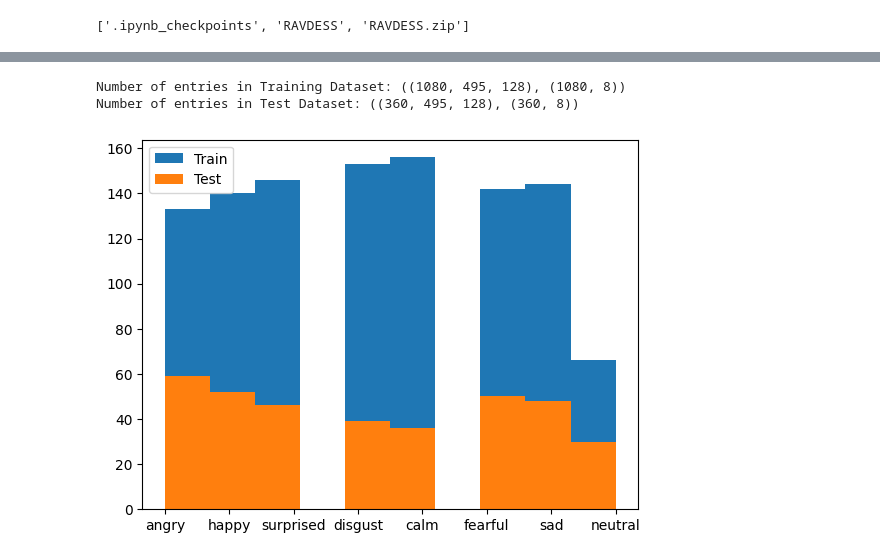
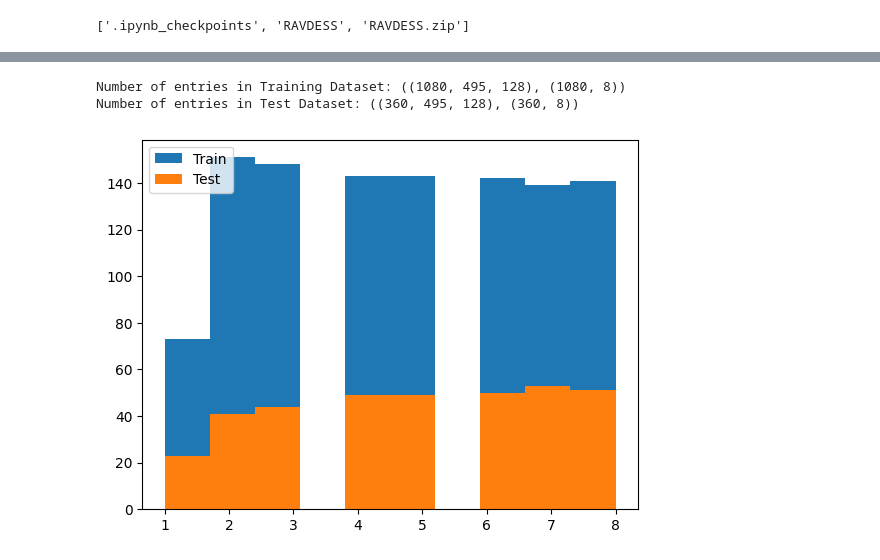
Before and after one commit to turecarlson/SpeechEmotionClassifier, a Jupyter notebook: model/SpeechEmotionClassifier.ipynb, the cells around one changed output, grey strips where cells are left out. Saved outputs shown, nothing was run; the diff lists cells and outputs as text; code cells hidden in the pictures.

```diff
--- a/model/SpeechEmotionClassifier.ipynb
+++ b/model/SpeechEmotionClassifier.ipynb
@@ -61,7 +92,8 @@ statement_RAVDESS = {'01': "Kids are talking by the door", '02':"Dogs are sittin
 
 df_RAVDESS['modality'] = df_RAVDESS.modality.replace(modality_RAVDESS)
 df_RAVDESS['vocal_channel'] = df_RAVDESS.vocal_channel.replace(vocal_channel_RAVDESS)
-df_RAVDESS['emotion'] = df_RAVDESS.emotion.replace(emotion_RAVDESS)
+df_RAVDESS['emotion_name'] = df_RAVDESS.emotion.replace(emotion_RAVDESS)
+df_RAVDESS['emotion'] = df_RAVDESS['emotion'].astype(int)
 df_RAVDESS['emotional_intensity'] = df_RAVDESS.emotional_intensity.replace(emotional_intensity_RAVDESS)
 df_RAVDESS['statement'] = df_RAVDESS.statement.replace(statement_RAVDESS)
 df_RAVDESS['repetition'] = df_RAVDESS['repetition'].astype(int)
@@ -99,11 +132,10 @@ None
 # %%
 # Combining data sources for our use
 
-df = pd.concat([df_RAVDESS[['file_path', 'emotion']]])
+df = pd.concat([df_RAVDESS[['file_path', 'emotion', 'emotion_name']]])
 
 # Plot number of samples per emotion
-df['emotion'].value_counts().plot(kind='bar')
+df['emotion_name'].value_counts().plot(kind='bar')
 plt.title("number of samples per emotion")
 plt.show()
-df.head()
 # %% [output]
@@ -121,6 +147,7 @@ def show_waveform(data, sr, path, emotion):
     plt.figure(figsize=(12, 3))
     plt.title(f"Waveform of {path}\nEmotion: {emotion} Sample Rate: {sr}")
     librosa.display.waveshow(data, sr=sample_rate, color='blue')
+    plt.savefig("./plots/waveform.png")
     plt.show()
 
 def show_spectrogram(data, sr, path, emotion):
@@ -130,8 +157,8 @@ def show_spectrogram(data, sr, path, emotion):
     plt.title(f"Spectrogram of {path}\nEmotion: {emotion} Sample Rate: {sr}")
     librosa.display.specshow(spectrogram_dB, sr=sr, x_axis='time', y_axis='hz')
     plt.colorbar(label="dB")
+    plt.savefig("./plots/spectrogram.png")
     plt.show()
-    # plt.savefig("spectrogram.png")
 
 def show_melspectrogram(data, sr, path, emotion):
     melspec = librosa.feature.melspectrogram(y=data, sr=sr)
@@ -140,11 +167,11 @@ def show_melspectrogram(data, sr, path, emotion):
     plt.title(f"Melspectrogram of {path}\nEmotion: {emotion} Sample Rate: {sr}")
     librosa.display.specshow(melspec, sr=sr, x_axis='time', y_axis='hz')
     plt.colorbar(label="dB")
+    plt.savefig("./plots/melspectrogram.png")
     plt.show()
-    # plt.savefig("melspectrogram.png")
 
 emotion = 'neutral'
-path = np.array(df.file_path[df.emotion==emotion])[0]
+path = np.array(df.file_path[df.emotion_name==emotion])[0]
 
 # load audio data with librosa (running into issues importing with tf.audio on some files)
 data, sample_rate = librosa.load(path, sr=48000)
@@ -195,37 +219,30 @@ for i in range(len(DATA)):
     DATA[i] = padding(DATA[i][0], max_length, 128), DATA[i][1]
 # %%
 # Prepare data
-from sklearn.preprocessing import StandardScaler, OneHotEncoder
+from sklearn.preprocessing import OneHotEncoder
 from sklearn.model_selection import train_test_split
 
-# print(DATA)
 features, labels = zip(*DATA)
 features = np.asarray(features)
 labels = np.array(labels).reshape((-1, 1))
 
 # Split training/test data
-train_features, test_features, train_labels, test_labels = train_test_split(features, labels)
+train_features, test_features, train_labels, test_labels = train_test_split(features, labels, random_state=RANDOM_SEED)
 
-# create tensorflow datasets
-# train_dataset = tf.data.Dataset.from_tensor_slices((train_features, train_labels))
-# test_dataset = tf.data.Dataset.from_tensor_slices((test_features, test_labels))
+# show data split
 plt.hist(train_labels, label="Train")
 plt.hist(test_labels, label="Test")
 plt.legend()
 
-# Scale the training and testing data
-# scaler = StandardScaler()
-# train_features = scaler.fit_transform(train_features.reshape(-1, train_features.shape[-1])).reshape(train_features.shape)
-# test_features = scaler.transform(test_features.reshape(-1, test_features.shape[-1])).reshape(test_features.shape)
-
 # one-hot encode the emotion labels
-train_labels = OneHotEncoder().fit_transform(train_labels).toarray()
-test_labels = OneHotEncoder().fit_transform(test_labels).toarray()
+ohc = OneHotEncoder()
+train_labels = ohc.fit_transform(train_labels).toarray()
+test_labels = ohc.transform(test_labels).toarray()
 
 print(f'Number of entries in Training Dataset: {train_features.shape, train_labels.shape}')
 print(f'Number of entries in Test Dataset: {test_features.shape, test_labels.shape}')
 # %% [output]
 Number of entries in Training Dataset: ((1080, 495, 128), (1080, 8))
 Number of entries in Test Dataset: ((360, 495, 128), (360, 8))
-[figure, old version]
+[figure, new version]
 # %%
```
Also changed, not shown: parts of 35 cells of this notebook, 13 other files.
